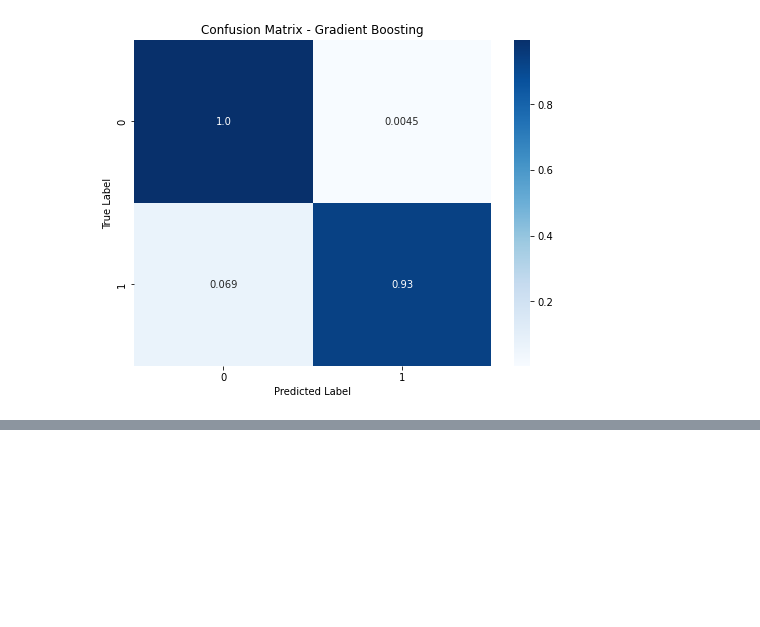
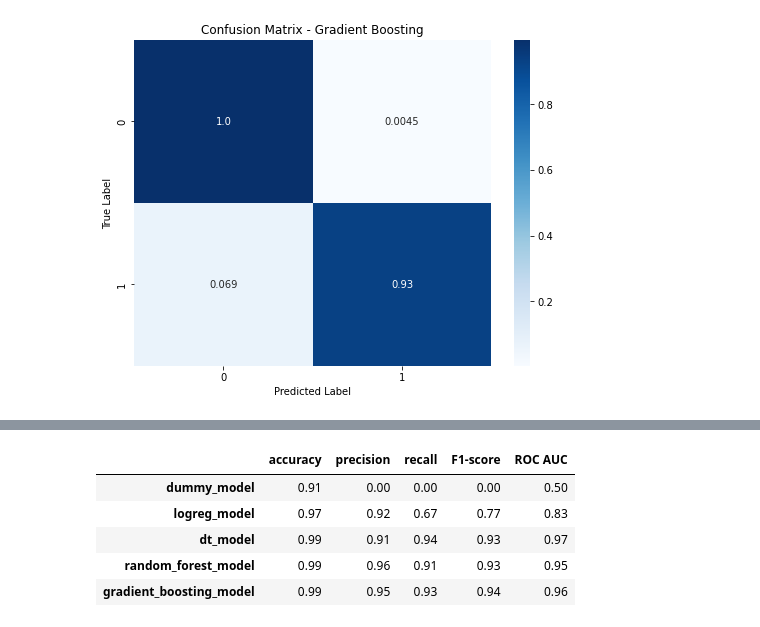
Before and after one commit to FranciscoFoz/machine-learning-training, a Jupyter notebook: Aprendizado Supervisionado/Classificação/9_ML_ChatGPT.ipynb, the cells around one changed output, grey strips where cells are left out. Drawn from its saved outputs; the diff is of its cells as text; code cells hidden in the pictures; blank space fills up the shorter version.

```diff
--- a/Aprendizado Supervisionado/Classificação/9_ML_ChatGPT.ipynb
+++ b/Aprendizado Supervisionado/Classificação/9_ML_ChatGPT.ipynb
@@ -572,0 +661,39 @@ plot_confusion_matrix(y_test, gb_preds, title='Confusion Matrix - Gradient Boost
+# %%
+import pandas as pd
+from sklearn.metrics import accuracy_score, precision_score, recall_score, f1_score, roc_auc_score
+
+# Definir as métricas a serem calculadas
+metrics = ["accuracy", "precision", "recall", "F1-score", "ROC AUC"]
+
+# Definir os modelos e suas respectivas previsões e rótulos verdadeiros
+models = ["dummy_model", "logreg_model", "dt_model", "random_forest_model", "gradient_boosting_model"]
+predictions = [dummy_clf.predict(X_test), logreg.predict(X_test), dt.predict(X_test),
+               rf.predict(X_test), gb.predict(X_test)]
+true_labels = y_test
+
+# Inicializar um dicionário para armazenar as métricas de cada modelo
+metrics_dict = {}
+
+# Calcular as métricas para cada modelo
+for model, prediction in zip(models, predictions):
+    accuracy = accuracy_score(true_labels, prediction)
+    precision = precision_score(true_labels, prediction)
+    recall = recall_score(true_labels, prediction)
+    f1 = f1_score(true_labels, prediction)
+    roc_auc = roc_auc_score(true_labels, prediction)
+
+    metrics_dict[model] = [accuracy, precision, recall, f1, roc_auc]
+
+# Criar o DataFrame
+metrics_df = pd.DataFrame.from_dict(metrics_dict, orient='index', columns=metrics)
+metrics_df = metrics_df.round(2)  # Arredondar as métricas para duas casas decimais
+
+# Exibir o DataFrame
+metrics_df
+# %% [output]
+|  | accuracy | precision | recall | F1-score | ROC AUC |
+| dummy_model | 0.91 | 0.00 | 0.00 | 0.00 | 0.50 |
+| logreg_model | 0.97 | 0.92 | 0.67 | 0.77 | 0.83 |
+| dt_model | 0.99 | 0.91 | 0.94 | 0.93 | 0.97 |
+| random_forest_model | 0.99 | 0.96 | 0.91 | 0.93 | 0.95 |
+| gradient_boosting_model | 0.99 | 0.95 | 0.93 | 0.94 | 0.96 |
```
Also changed, not shown: parts of 20 cells of this notebook.
